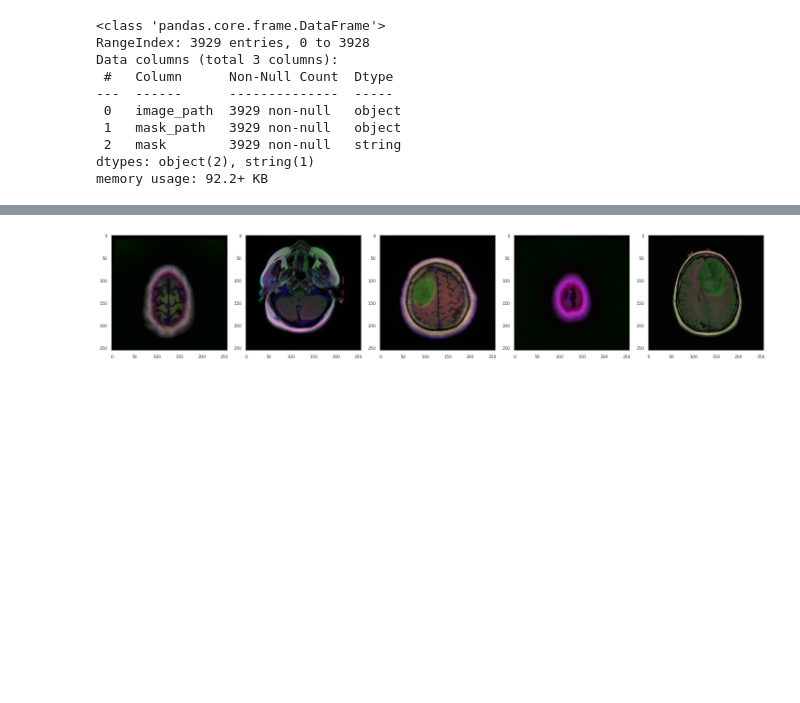
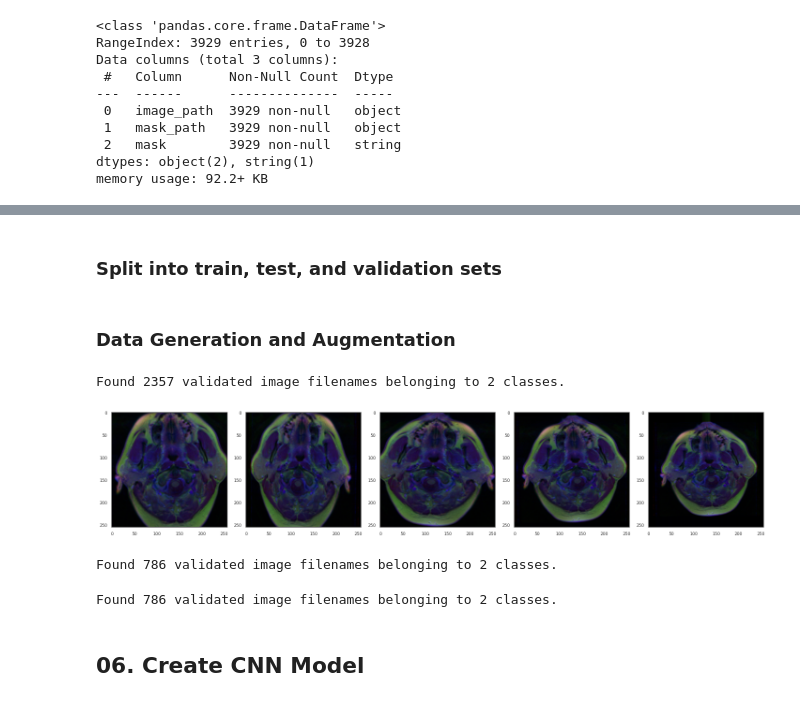
Before and after one commit to byunsy/brain-mri-segmentation, a Jupyter notebook: Brain_MRI_Segmentation.ipynb, the cells around one changed output, grey strips where cells are left out. Cells and saved outputs as stored; diff of their text form; code cells hidden in the pictures; blank space fills up the shorter version.

Commit message:
updated model construction

```diff
--- a/Brain_MRI_Segmentation.ipynb
+++ b/Brain_MRI_Segmentation.ipynb
@@ -383,8 +369,5 @@ def plotImages(images_arr):
         ax.imshow(img)
     plt.tight_layout()
     plt.show()
-# %%
-augmented_images = [train_data_gen[0][0][i] for i in range(5)]
-plotImages(augmented_images)
-# %% [output]
-[figure, removed]
+# %% [markdown]
+### Split into train, test, and validation sets
@@ -390,0 +383,56 @@ plotImages(augmented_images)
+# %% [markdown]
+### Data Generation and Augmentation
+# %%
+# TRAIN
+image_gen_train = ImageDataGenerator(rescale=1./255.,
+                                     horizontal_flip=True,
+                                     zoom_range=0.20)
+
+train_data_gen = image_gen_train.flow_from_dataframe(
+    train,
+    directory='./',
+    x_col='image_path',
+    y_col='mask',
+    class_mode='categorical',
+    batch_size=BATCH_SIZE,
+    shuffle=True,
+    target_size=(IMG_SHAPE,IMG_SHAPE)
+)
+
+augmented_images = [train_data_gen[0][0][0] for i in range(5)]
+plotImages(augmented_images)
+# %% [output]
+Found 2357 validated image filenames belonging to 2 classes.
+[figure, added]
+# %%
+# VALID
+image_gen_val = ImageDataGenerator(rescale=1./255.)
+val_data_gen = image_gen_val.flow_from_dataframe(
+    val,
+    directory='./',
+    x_col='image_path',
+    y_col='mask',
+    class_mode='categorical',
+    batch_size=BATCH_SIZE,
+    shuffle=True,
+    target_size=(IMG_SHAPE,IMG_SHAPE)
+)
+# %% [output]
+Found 786 validated image filenames belonging to 2 classes.
+# %%
+# TEST
+image_gen_test = ImageDataGenerator(rescale=1./255.)
+test_data_gen = image_gen_test.flow_from_dataframe(
+    test,
+    directory='./',
+    x_col='image_path',
+    y_col='mask',
+    class_mode='categorical',
+    batch_size=BATCH_SIZE,
+    shuffle=False,
+    target_size=(IMG_SHAPE,IMG_SHAPE)
+)
+# %% [output]
+Found 786 validated image filenames belonging to 2 classes.
+# %% [markdown]
+## 06. Create CNN Model
```
Also changed, not shown: parts of 23 cells of this notebook.
